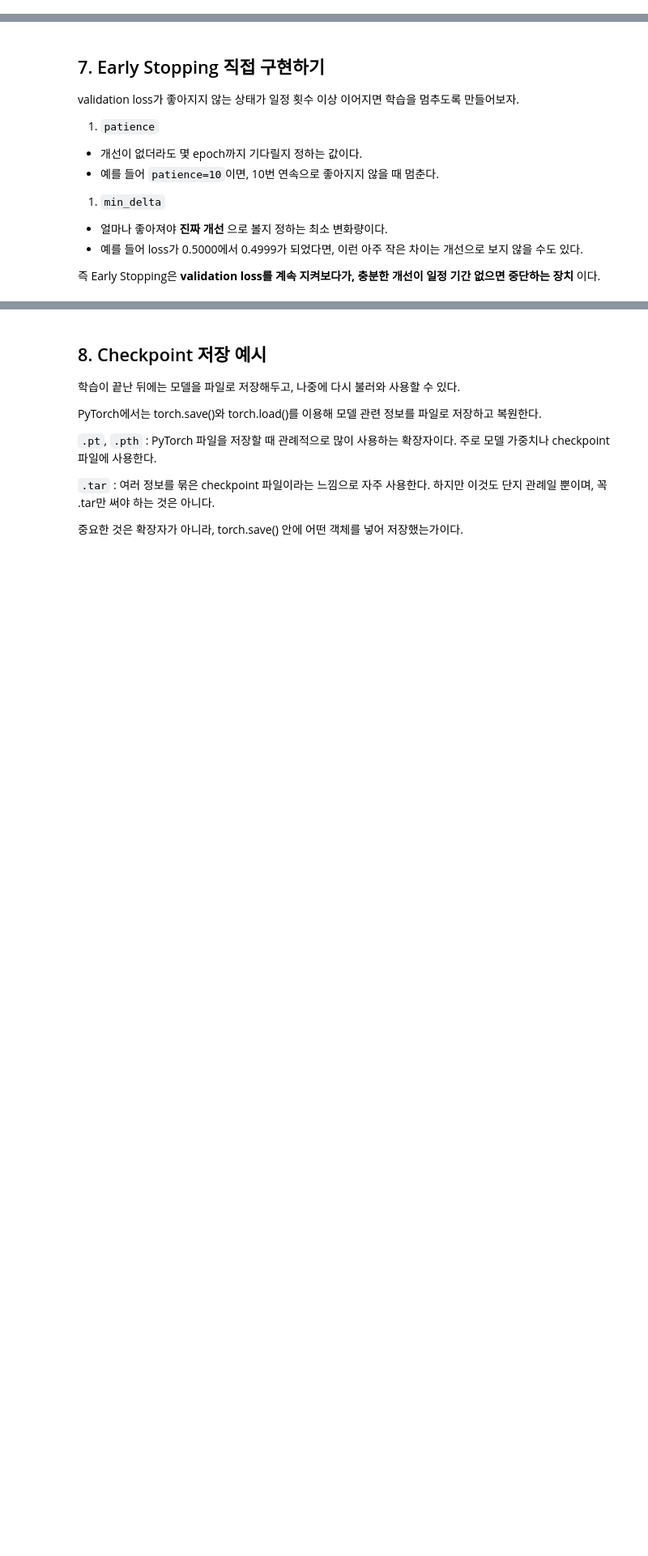
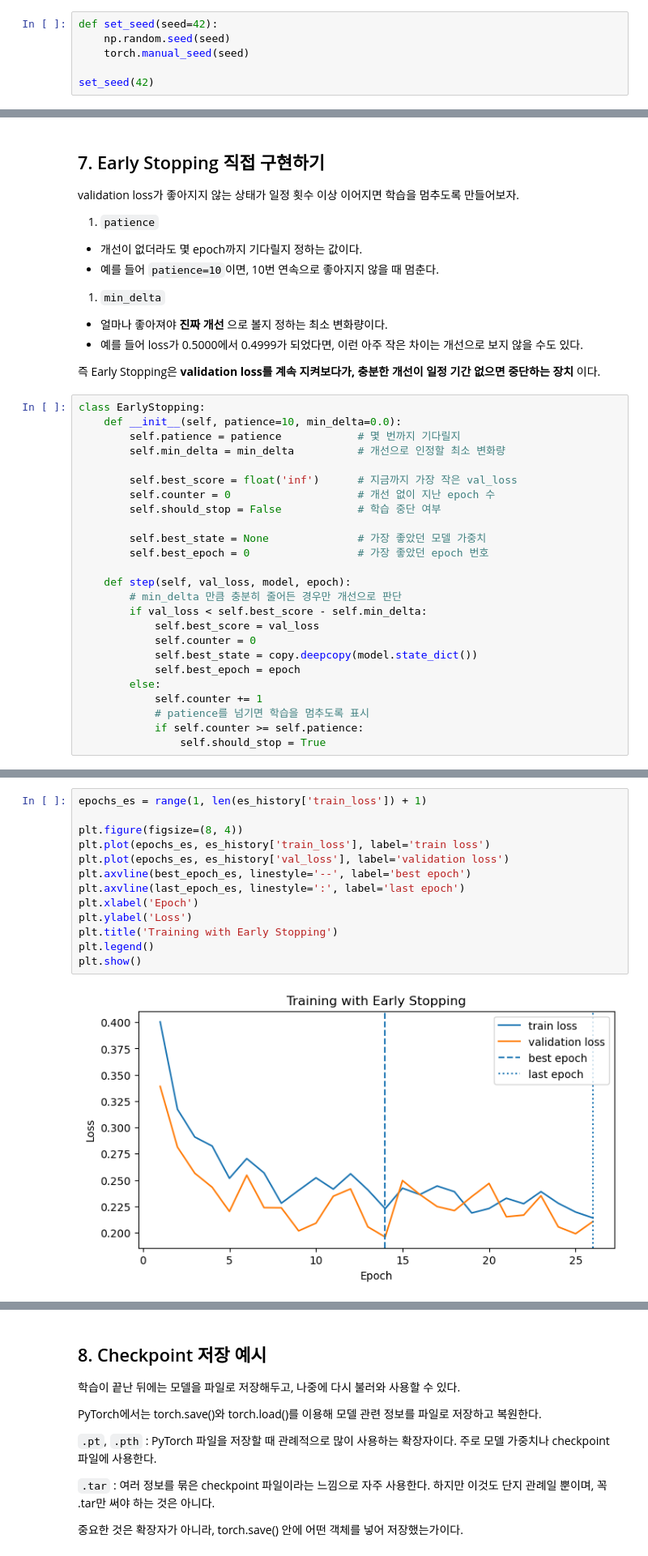
Before and after one commit to LeeMyungbin/gitRemote-Test, a Jupyter notebook: 06_DEEP_LEARNING/17_early_stopping_checkpoint.ipynb, the cells around one changed output, grey strips where cells are left out. Shown at 81% size. Cells and saved outputs as stored; diff of their text form; blank space fills up the shorter version.

```diff
--- a/06_DEEP_LEARNING/17_early_stopping_checkpoint.ipynb
+++ b/06_DEEP_LEARNING/17_early_stopping_checkpoint.ipynb
@@ -21,6 +21,12 @@ from sklearn.model_selection import train_test_split
 from sklearn.preprocessing import StandardScaler
 from sklearn.metrics import accuracy_score
 from torch.utils.data import TensorDataset, DataLoader
+# %%
+def set_seed(seed=42):
+    np.random.seed(seed)
+    torch.manual_seed(seed)
+
+set_seed(42)
 # %% [markdown]
 ## 1. Early Stopping이 필요한 이유
 
@@ -298,3 +325,28 @@ validation loss가 좋아지지 않는 상태가 일정 횟수 이상 이어지
 - 예를 들어 loss가 0.5000에서 0.4999가 되었다면, 이런 아주 작은 차이는 개선으로 보지 않을 수도 있다.
 
 즉 Early Stopping은 **validation loss를 계속 지켜보다가, 충분한 개선이 일정 기간 없으면 중단하는 장치** 이다.
+# %%
+class EarlyStopping:
+    def __init__(self, patience=10, min_delta=0.0):
+        self.patience = patience            # 몇 번까지 기다릴지
+        self.min_delta = min_delta          # 개선으로 인정할 최소 변화량
+
+        self.best_score = float('inf')      # 지금까지 가장 작은 val_loss
+        self.counter = 0                    # 개선 없이 지난 epoch 수
+        self.should_stop = False            # 학습 중단 여부
+
+        self.best_state = None              # 가장 좋았던 모델 가중치
+        self.best_epoch = 0                 # 가장 좋았던 epoch 번호
+
+    def step(self, val_loss, model, epoch):
+        # min_delta 만큼 충분히 줄어든 경우만 개선으로 판단
+        if val_loss < self.best_score - self.min_delta:
+            self.best_score = val_loss
+            self.counter = 0
+            self.best_state = copy.deepcopy(model.state_dict())
+            self.best_epoch = epoch
+        else:
+            self.counter += 1
+            # patience를 넘기면 학습을 멈추도록 표시
+            if self.counter >= self.patience:
+                self.should_stop = True
@@ -300,0 +417,15 @@ validation loss가 좋아지지 않는 상태가 일정 횟수 이상 이어지
+# %%
+epochs_es = range(1, len(es_history['train_loss']) + 1)
+
+plt.figure(figsize=(8, 4))
+plt.plot(epochs_es, es_history['train_loss'], label='train loss')
+plt.plot(epochs_es, es_history['val_loss'], label='validation loss')
+plt.axvline(best_epoch_es, linestyle='--', label='best epoch')
+plt.axvline(last_epoch_es, linestyle=':', label='last epoch')
+plt.xlabel('Epoch')
+plt.ylabel('Loss')
+plt.title('Training with Early Stopping')
+plt.legend()
+plt.show()
+# %% [output]
+[figure, added]
```
Also changed, not shown: parts of 11 cells of this notebook, 8 other files.
